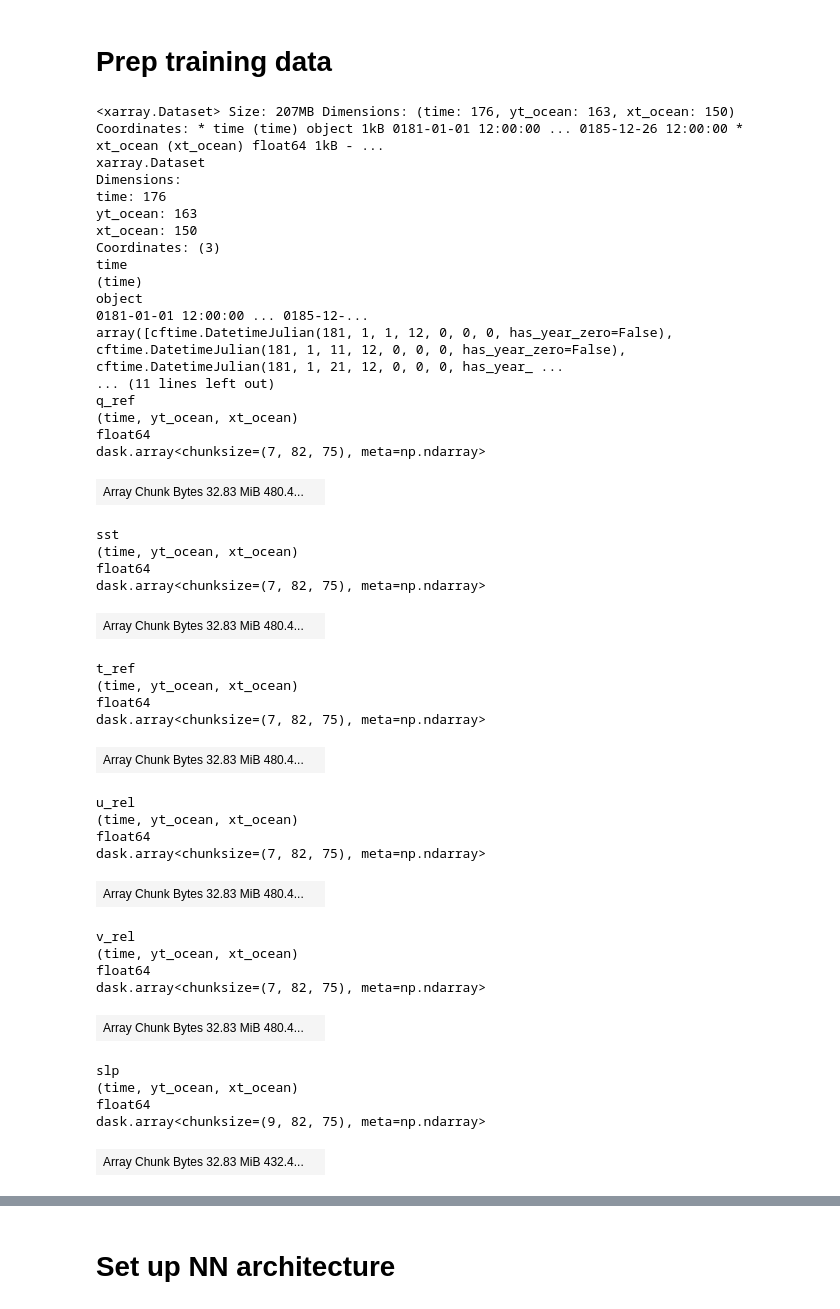
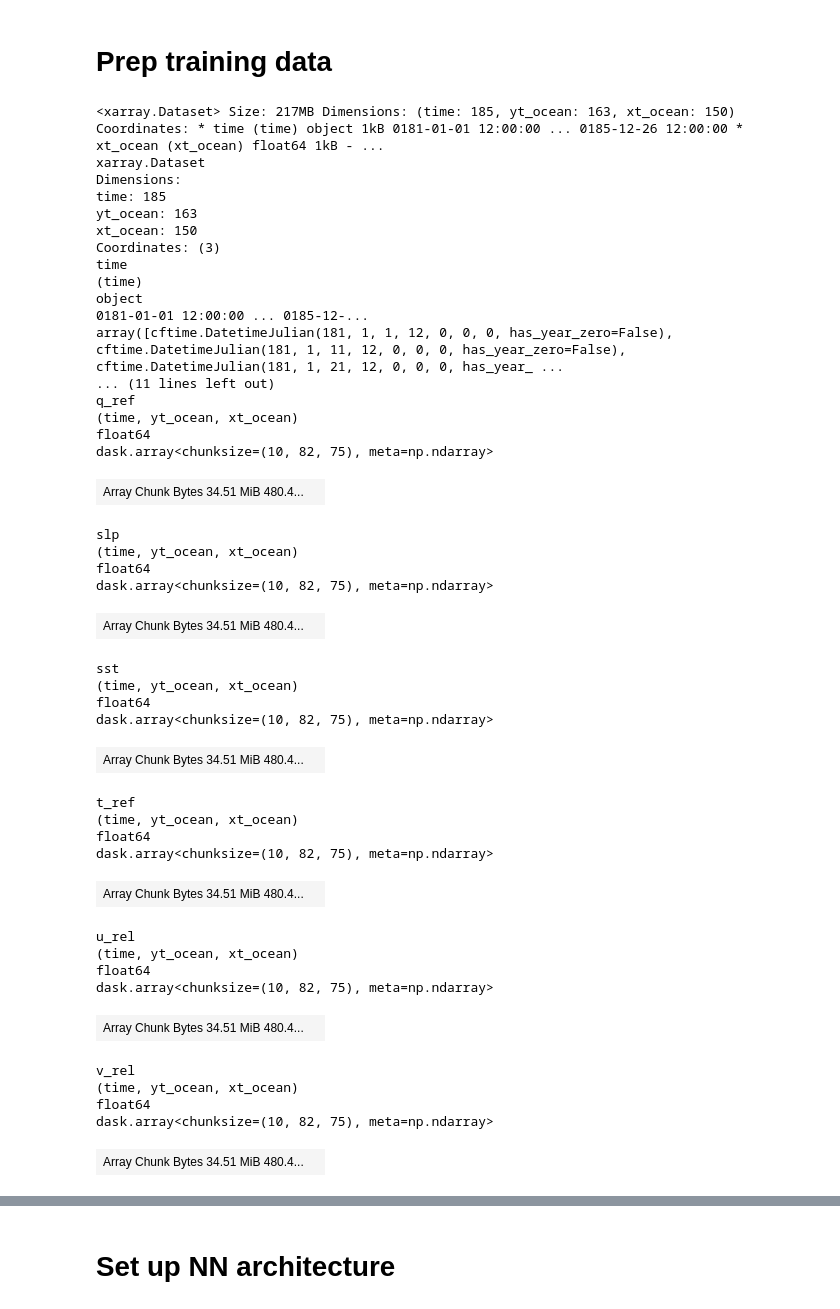
Before and after one commit to ocean-transport/air-sea-ML, a Jupyter notebook: addition_CNN_trial.ipynb, the cells around one changed output, grey strips where cells are left out. Drawn from its saved outputs; the diff is of its cells as text; code cells hidden in the pictures.

```diff
--- a/addition_CNN_trial.ipynb
+++ b/addition_CNN_trial.ipynb
@@ -40,70 +40,69 @@ from torch.utils.data import DataLoader, Dataset
 # Prep training data
 # %%
 ds_train1 = xr.open_dataset(
-    "gs://leap-persistent/panalluri/ds_trainingData_southAtlantic_every10TimeSteps.zarr", engine="zarr", chunks={}
+    "gs://leap-persistent/panalluri/ds_trainingData_southAtlantic_every10TimeSteps_yr1.zarr", engine="zarr", chunks={}
 )
-ds_train1 = ds_train1.drop_vars(['Q_star', 'Q_out'])
 ds_train2 = xr.open_dataset(
     "gs://leap-persistent/panalluri/ds_trainingData_southAtlantic_every10TimeSteps_yr2.zarr", engine="zarr", chunks={}
 )
 ds_train3 = xr.open_dataset(
     "gs://leap-persistent/panalluri/ds_trainingData_southAtlantic_every10TimeSteps_yr3.zarr", engine="zarr", chunks={}
 )
 ds_train4 = xr.open_dataset(
     "gs://leap-persistent/panalluri/ds_trainingData_southAtlantic_every10TimeSteps_yr4.zarr", engine="zarr", chunks={}
 )
 ds_train5 = xr.open_dataset(
     "gs://leap-persistent/panalluri/ds_trainingData_southAtlantic_every10TimeSteps_yr5.zarr", engine="zarr", chunks={}
 )
 datasets = [ds_train1, ds_train2, ds_train3, ds_train4, ds_train5]
 
 # Concatenate along the 'time' dimension
 combined_dataset = xr.concat(datasets, dim='time')
 combined_dataset
 # %% [output]
-<xarray.Dataset> Size: 207MB Dimensions: (time: 176, yt_ocean: 163, xt_ocean: 150) Coordinates: * time (time) object 1kB 0181-01-01 12:00:00 ... 0185-12-26 12:00:00 * xt_ocean (xt_ocean) float64 1kB - ...
+<xarray.Dataset> Size: 217MB Dimensions: (time: 185, yt_ocean: 163, xt_ocean: 150) Coordinates: * time (time) object 1kB 0181-01-01 12:00:00 ... 0185-12-26 12:00:00 * xt_ocean (xt_ocean) float64 1kB - ...
 xarray.Dataset
 Dimensions:
-time: 176
+time: 185
 yt_ocean: 163
 xt_ocean: 150
 Coordinates: (3)
 time
 (time)
 object
 0181-01-01 12:00:00 ... 0185-12-...
 array([cftime.DatetimeJulian(181, 1, 1, 12, 0, 0, 0, has_year_zero=False), cftime.DatetimeJulian(181, 1, 11, 12, 0, 0, 0, has_year_zero=False), cftime.DatetimeJulian(181, 1, 21, 12, 0, 0, 0, has_year_ ...
 ... (11 lines left out)
 q_ref
 (time, yt_ocean, xt_ocean)
 float64
-dask.array<chunksize=(7, 82, 75), meta=np.ndarray>
+dask.array<chunksize=(10, 82, 75), meta=np.ndarray>
-| Array Chunk Bytes 32.83 MiB 480.4... |  |
+| Array Chunk Bytes 34.51 MiB 480.4... |  |
-sst
+slp
 (time, yt_ocean, xt_ocean)
 float64
-dask.array<chunksize=(7, 82, 75), meta=np.ndarray>
+dask.array<chunksize=(10, 82, 75), meta=np.ndarray>
-| Array Chunk Bytes 32.83 MiB 480.4... |  |
+| Array Chunk Bytes 34.51 MiB 480.4... |  |
-t_ref
+sst
 (time, yt_ocean, xt_ocean)
 float64
-dask.array<chunksize=(7, 82, 75), meta=np.ndarray>
+dask.array<chunksize=(10, 82, 75), meta=np.ndarray>
-| Array Chunk Bytes 32.83 MiB 480.4... |  |
+| Array Chunk Bytes 34.51 MiB 480.4... |  |
-u_rel
+t_ref
 (time, yt_ocean, xt_ocean)
 float64
-dask.array<chunksize=(7, 82, 75), meta=np.ndarray>
+dask.array<chunksize=(10, 82, 75), meta=np.ndarray>
-| Array Chunk Bytes 32.83 MiB 480.4... |  |
+| Array Chunk Bytes 34.51 MiB 480.4... |  |
-v_rel
+u_rel
 (time, yt_ocean, xt_ocean)
 float64
-dask.array<chunksize=(7, 82, 75), meta=np.ndarray>
+dask.array<chunksize=(10, 82, 75), meta=np.ndarray>
-| Array Chunk Bytes 32.83 MiB 480.4... |  |
+| Array Chunk Bytes 34.51 MiB 480.4... |  |
-slp
+v_rel
 (time, yt_ocean, xt_ocean)
 float64
-dask.array<chunksize=(9, 82, 75), meta=np.ndarray>
+dask.array<chunksize=(10, 82, 75), meta=np.ndarray>
-| Array Chunk Bytes 32.83 MiB 432.4... |  |
+| Array Chunk Bytes 34.51 MiB 480.4... |  |
 Indexes: (3)
 time
 PandasIndex
```
Also changed, not shown: parts of 11 cells of this notebook.
